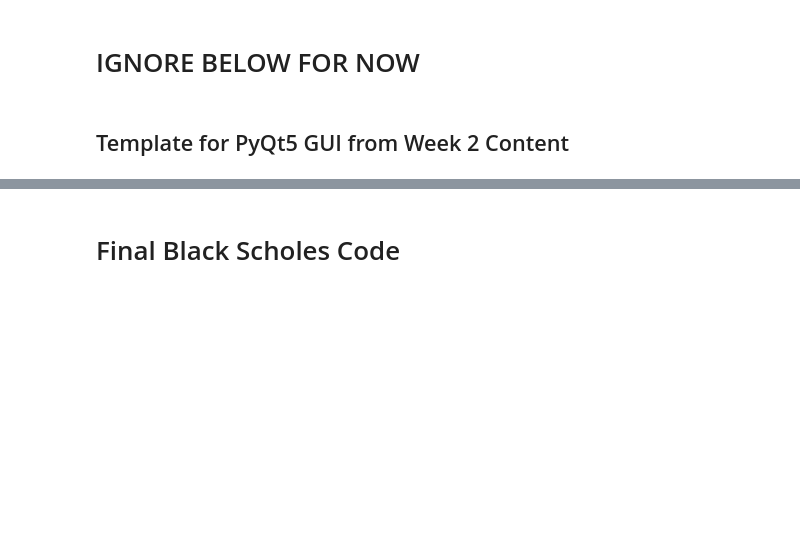
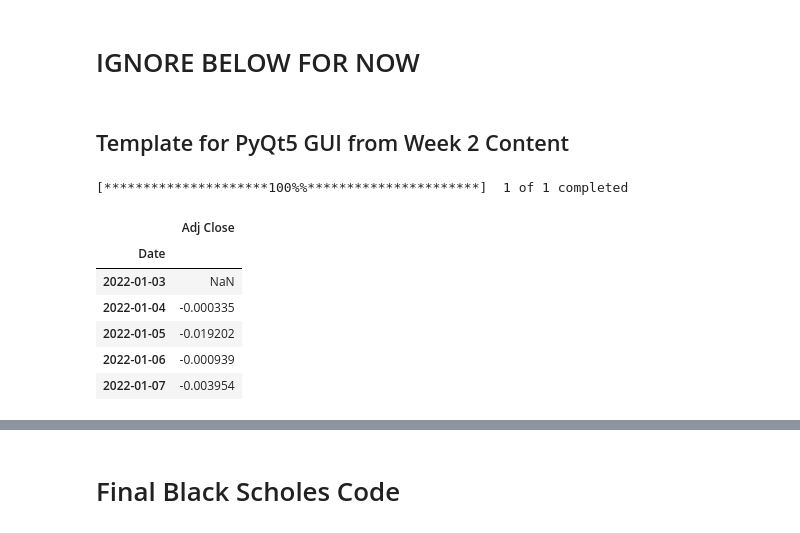
Before and after one commit to hambalah/options-calculator, a Jupyter notebook: archive/calculate_options.ipynb, the cells around one changed output, grey strips where cells are left out. Drawn from its saved outputs; the diff is of its cells as text; code cells hidden in the pictures; blank space fills up the shorter version.

```diff
--- a/calculate_options.ipynb
+++ b/archive/calculate_options.ipynb
@@ -268,3 +268,23 @@ if __name__ == '__main__':
     main = Main()
     main.show()
     sys.exit(app.exec_())
+# %%
+import yfinance as yf
+import numpy as np
+
+prices_df = yf.download("SPY", start="2022-01-01", end="2022-12-30")
+prices_df = prices_df[['Adj Close']]
+returns_df = prices_df.pct_change()
+returns_df.head()
+
+annualized_vol = returns_df.std()*np.sqrt(252)
+annualized_vol['Adj Close']
+# %% [output]
+[*********************100%%**********************]  1 of 1 completed
+|  | Adj Close |
+| Date |  |
+| 2022-01-03 | NaN |
+| 2022-01-04 | -0.000335 |
+| 2022-01-05 | -0.019202 |
+| 2022-01-06 | -0.000939 |
+| 2022-01-07 | -0.003954 |
```
Also changed, not shown: parts of 3 cells of this notebook, 4 other files.
